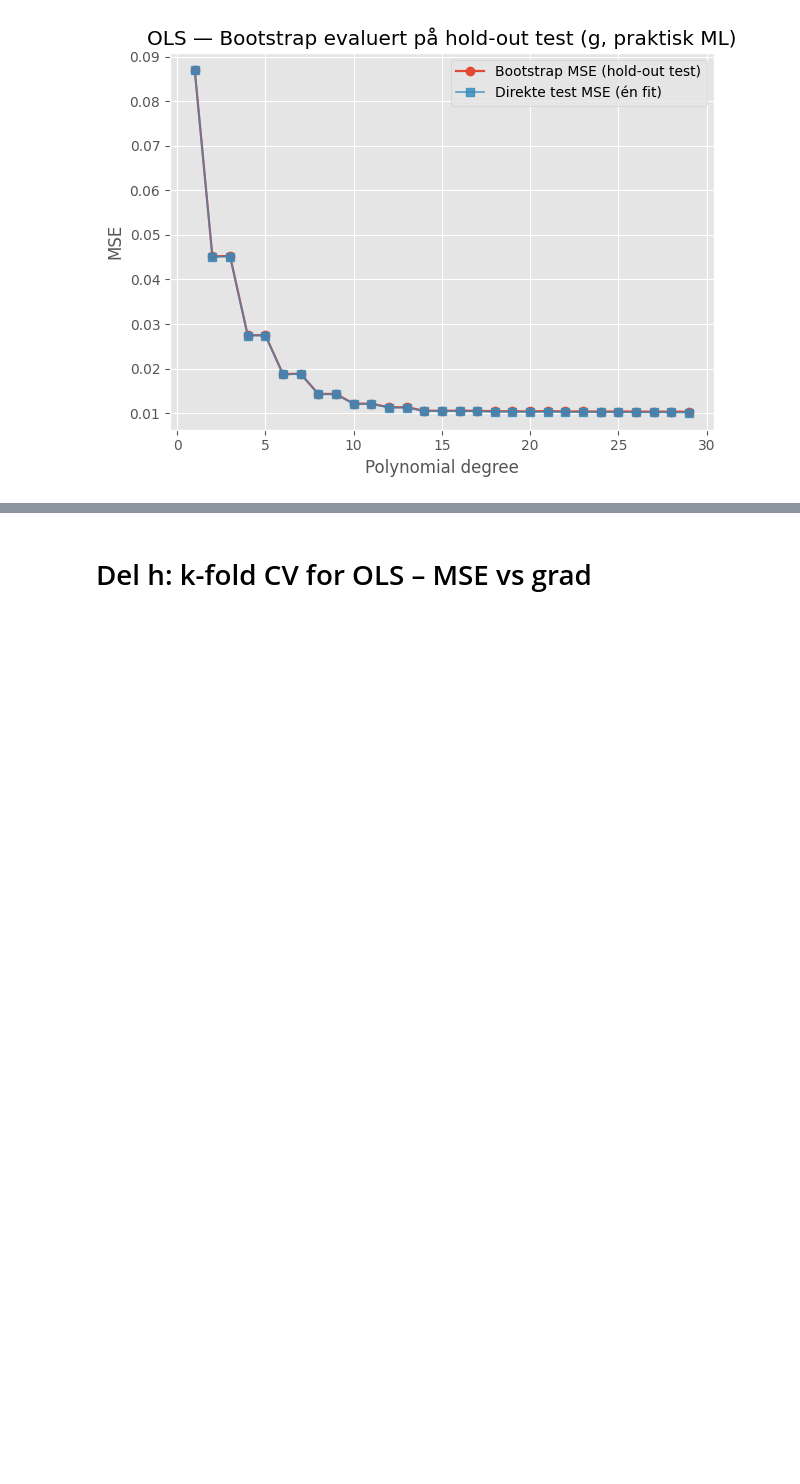
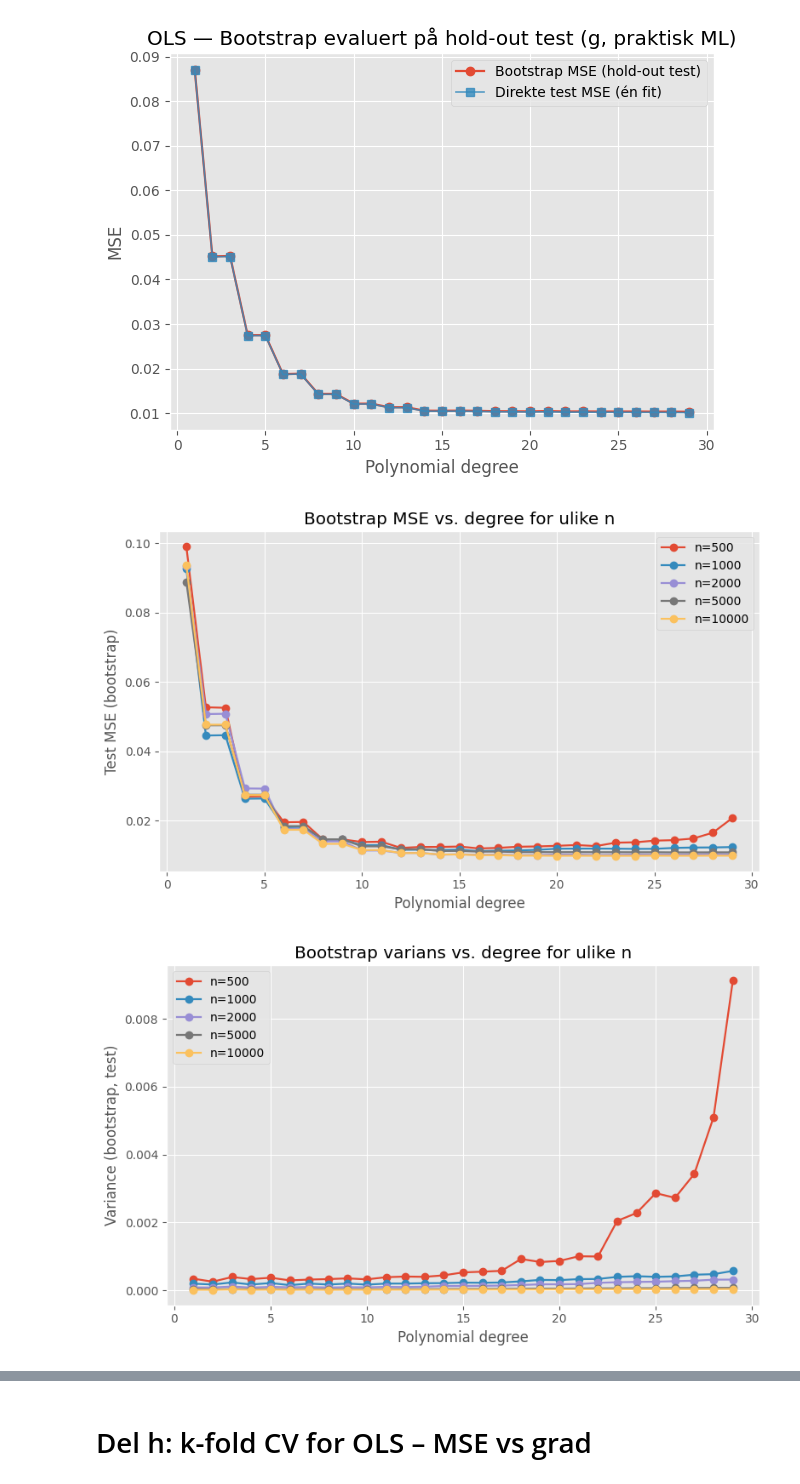
Before and after one commit to kjes4pres/Project_1_FYSSTK, a Jupyter notebook: Code/g_and_h.ipynb, the cells around one changed output, grey strips where cells are left out. Saved outputs shown, nothing was run; the diff lists cells and outputs as text; code cells hidden in the pictures; blank space fills up the shorter version.

```diff
--- a/Code/g_and_h.ipynb
+++ b/Code/g_and_h.ipynb
@@ -32,6 +32,10 @@ x_grid = np.linspace(-1, 1, 400)
 For hver polynomgrad d trener du OLS mange ganger på bootstrap-utvalg av treningsdataene. Hver gang predikerer du en hel kurve på et fast grid av x-verdier. Deretter bruker du disse mange kurvene til å anslå bias^2, varians og mse som funksjon av x (og til slutt snitter du over gridet for å få ett tall per grad).
 # %% [markdown]
 # Plott: Train/Test-MSE vs grad (OLS)
+# %%
+boot = bootstrap(degrees, x_train, x_test, y_train, y_test, n_boots_reps)
+
+deg = boot["degree"]
 # %%
 #for bare et bestemt number of datapoints
 
@@ -192,3 +196,69 @@ plt.tight_layout()
 plt.show()
 # %% [output]
 [figure]
+# %%
+import numpy as np
+import matplotlib.pyplot as plt
+
+# --- oppsett ---
+seed = 2018
+degrees = list(range(1, 30))
+n_list = [500, 1000, 2000, 5000, 10000]   # velg de n du vil sammenligne
+n_boots_reps = 200              # kan økes/senkes etter fart/jevnhet
+
+# kjør bootstrap for hver n og lagre resultatene
+results = {}
+for n in n_list:
+    (train, test, _) = make_data(n=n, seed=seed)
+    x_train, y_train = train
+    x_test,  y_test  = test
+
+    boot = bootstrap(
+        degrees=degrees,
+        x_train=x_train,
+        x_test=x_test,
+        y_train=y_train,
+        y_test=y_test,
+        boots_reps=n_boots_reps,
+        seed=seed
+    )
+    results[n] = boot
+
+# --- 1) MSE (bootstrap) vs grad ---
+plt.figure(figsize=(8,5))
+for n in n_list:
+    plt.plot(degrees, results[n]["mse_boots"], marker='o', linewidth=1.6, label=f"n={n}")
+plt.xlabel("Polynomial degree")
+plt.ylabel("Test MSE (bootstrap)")
+plt.title("Bootstrap MSE vs. degree for ulike n")
+plt.legend()
+plt.tight_layout()
+plt.show()
+
+# --- 2) Varians (bootstrap) vs grad ---
+plt.figure(figsize=(8,5))
+for n in n_list:
+    plt.plot(degrees, results[n]["var_boots"], marker='o', linewidth=1.6, label=f"n={n}")
+plt.xlabel("Polynomial degree")
+plt.ylabel("Variance (bootstrap, test)")
+plt.title("Bootstrap varians vs. degree for ulike n")
+plt.legend()
+plt.tight_layout()
+plt.show()
+
+# --- 3) Bias^2 (bootstrap) vs grad ---
+plt.figure(figsize=(8,5))
+for n in n_list:
+    plt.plot(degrees, results[n]["bias2_boots"], marker='o', linewidth=1.6, label=f"n={n}")
+plt.xlabel("Polynomial degree")
+plt.ylabel(r"Bias$^2$ (bootstrap, test)")
+plt.title(r"Bootstrap bias$^2$ vs. degree for ulike n")
+plt.legend()
+plt.tight_layout()
+plt.show()
+
+# (valgfritt) log-akse hvis kurvene spenner mye:
+# for plt i over, legg evt. inn: plt.yscale("log")
+# %% [output]
+[figure, added]
+[figure, added]
```
Also changed, not shown: parts of 3 cells of this notebook, 1 other file.
